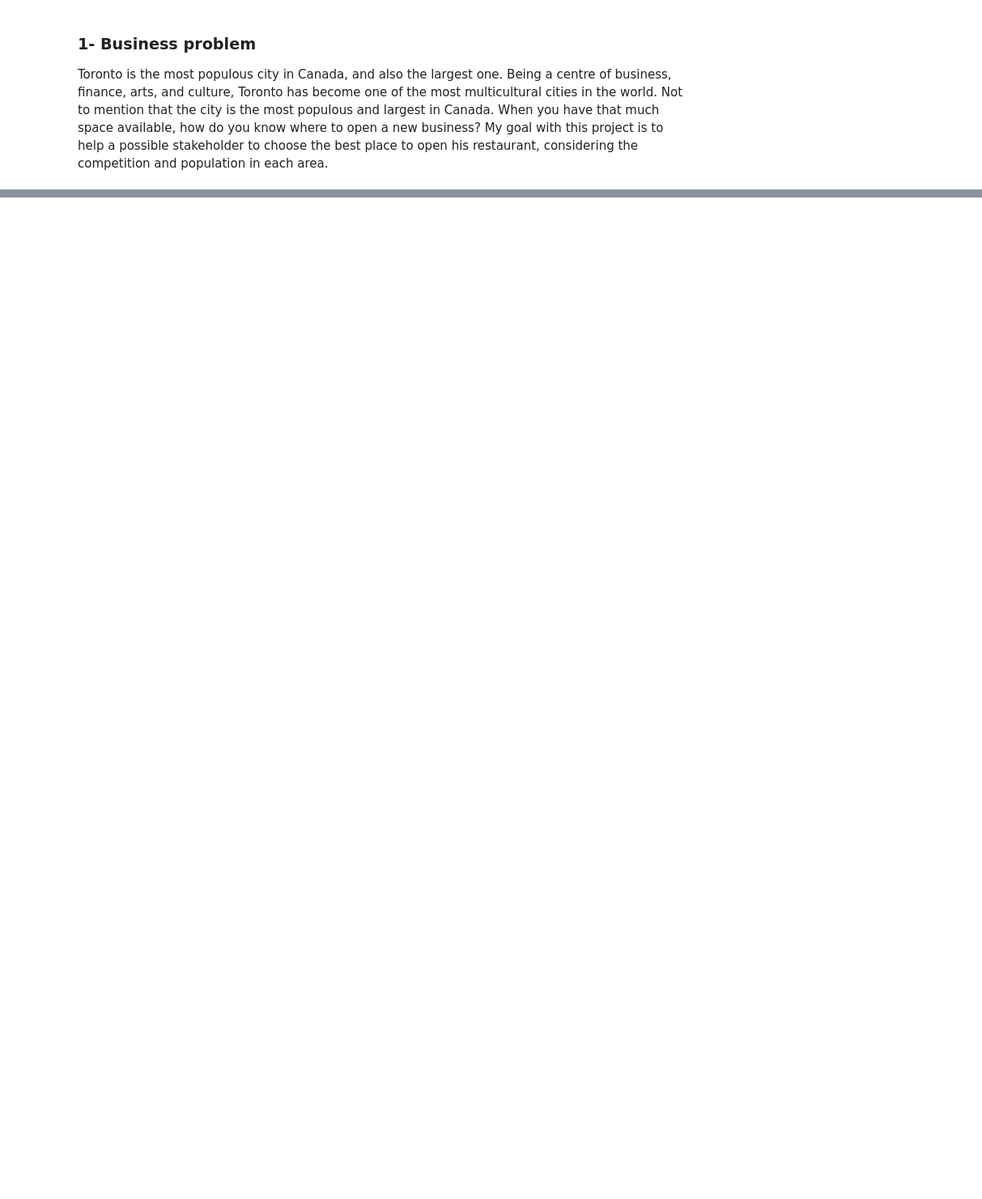
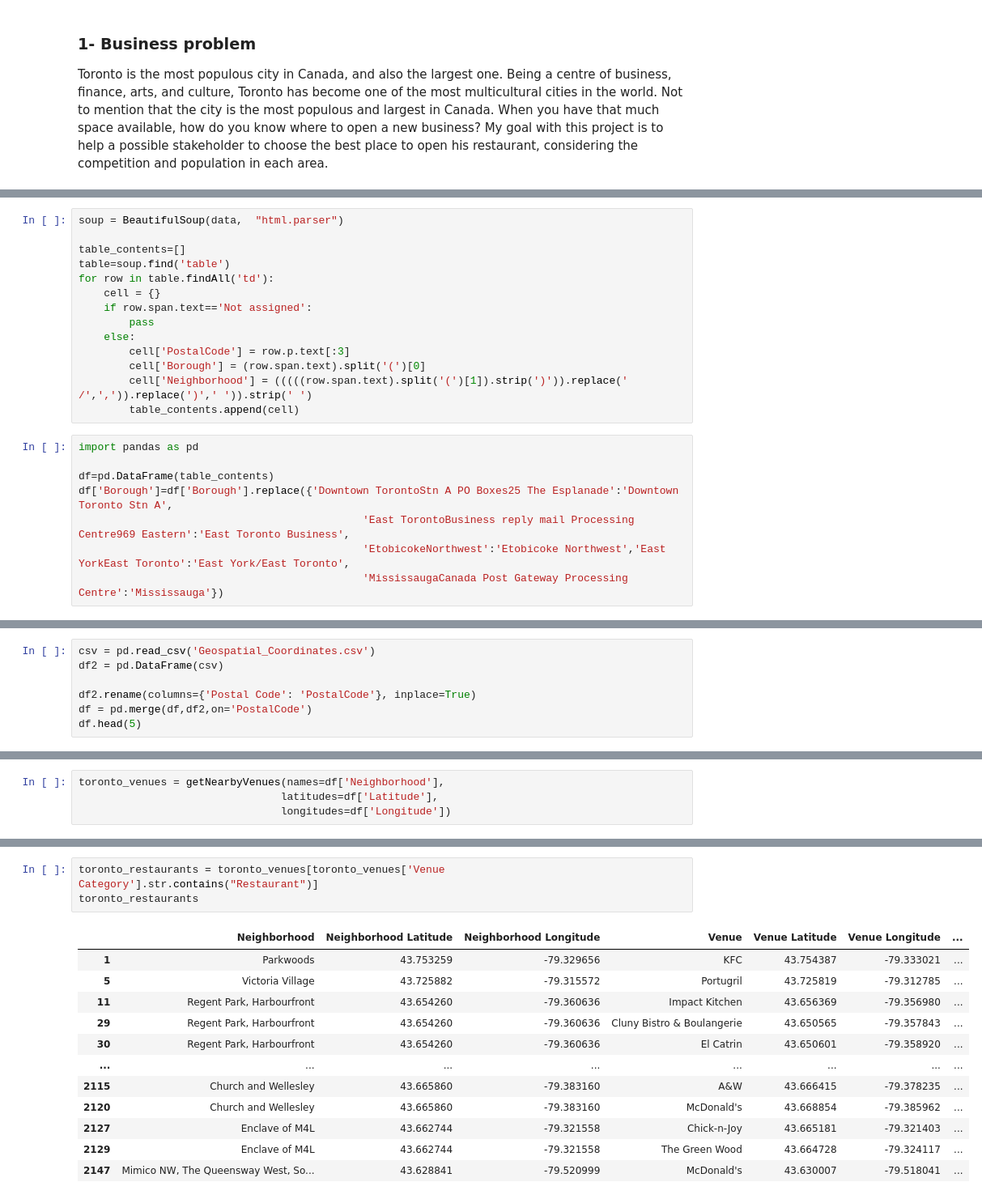
Before and after one commit to vinicius-feitoza/Coursera_Capstone, a Jupyter notebook: The-Battle-of-Neighborhoods.ipynb, the cells around one changed output, grey strips where cells are left out. Shown at 81% size. Drawn from its saved outputs; the diff is of its cells as text; blank space fills up the shorter version.

```diff
--- a/The-Battle-of-Neighborhoods.ipynb
+++ b/The-Battle-of-Neighborhoods.ipynb
@@ -33,0 +73,22 @@ If necessary, other demographic data could be used for further tests. The data i
+# %%
+soup = BeautifulSoup(data,  "html.parser")
+
+table_contents=[]
+table=soup.find('table')
+for row in table.findAll('td'):
+    cell = {}
+    if row.span.text=='Not assigned':
+        pass
+    else:
+        cell['PostalCode'] = row.p.text[:3]
+        cell['Borough'] = (row.span.text).split('(')[0]
+        cell['Neighborhood'] = (((((row.span.text).split('(')[1]).strip(')')).replace(' /',',')).replace(')',' ')).strip(' ')
+        table_contents.append(cell)
+# %%
+import pandas as pd
+
+df=pd.DataFrame(table_contents)
+df['Borough']=df['Borough'].replace({'Downtown TorontoStn A PO Boxes25 The Esplanade':'Downtown Toronto Stn A',
+                                             'East TorontoBusiness reply mail Processing Centre969 Eastern':'East Toronto Business',
+                                             'EtobicokeNorthwest':'Etobicoke Northwest','East YorkEast Toronto':'East York/East Toronto',
+                                             'MississaugaCanada Post Gateway Processing Centre':'Mississauga'})
@@ -33,0 +106,7 @@ If necessary, other demographic data could be used for further tests. The data i
+# %%
+csv = pd.read_csv('Geospatial_Coordinates.csv')
+df2 = pd.DataFrame(csv)
+
+df2.rename(columns={'Postal Code': 'PostalCode'}, inplace=True)
+df = pd.merge(df,df2,on='PostalCode')
+df.head(5)
@@ -33,0 +170,4 @@ If necessary, other demographic data could be used for further tests. The data i
+# %%
+toronto_venues = getNearbyVenues(names=df['Neighborhood'],
+                                latitudes=df['Latitude'],
+                                longitudes=df['Longitude'])
@@ -33,0 +198,16 @@ If necessary, other demographic data could be used for further tests. The data i
+# %%
+toronto_restaurants = toronto_venues[toronto_venues['Venue Category'].str.contains("Restaurant")]
+toronto_restaurants
+# %% [output]
+|  | Neighborhood | Neighborhood Latitude | Neighborhood Longitude | Venue | Venue Latitude | Venue Longitude | ... |
+| 1 | Parkwoods | 43.753259 | -79.329656 | KFC | 43.754387 | -79.333021 | ... |
+| 5 | Victoria Village | 43.725882 | -79.315572 | Portugril | 43.725819 | -79.312785 | ... |
+| 11 | Regent Park, Harbourfront | 43.654260 | -79.360636 | Impact Kitchen | 43.656369 | -79.356980 | ... |
+| 29 | Regent Park, Harbourfront | 43.654260 | -79.360636 | Cluny Bistro & Boulangerie | 43.650565 | -79.357843 | ... |
+| 30 | Regent Park, Harbourfront | 43.654260 | -79.360636 | El Catrin | 43.650601 | -79.358920 | ... |
+| ... | ... | ... | ... | ... | ... | ... | ... |
+| 2115 | Church and Wellesley | 43.665860 | -79.383160 | A&W | 43.666415 | -79.378235 | ... |
+| 2120 | Church and Wellesley | 43.665860 | -79.383160 | McDonald's | 43.668854 | -79.385962 | ... |
+| 2127 | Enclave of M4L | 43.662744 | -79.321558 | Chick-n-Joy | 43.665181 | -79.321403 | ... |
+| 2129 | Enclave of M4L | 43.662744 | -79.321558 | The Green Wood | 43.664728 | -79.324117 | ... |
+| 2147 | Mimico NW, The Queensway West, So... | 43.628841 | -79.520999 | McDonald's | 43.630007 | -79.518041 | ... |
```
Also changed, not shown: parts of 44 cells of this notebook.
